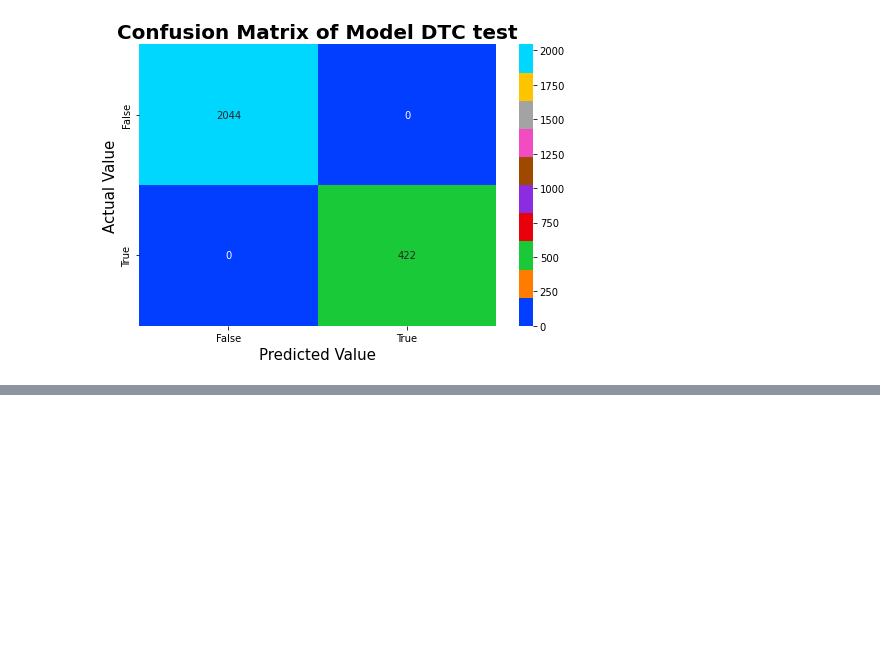
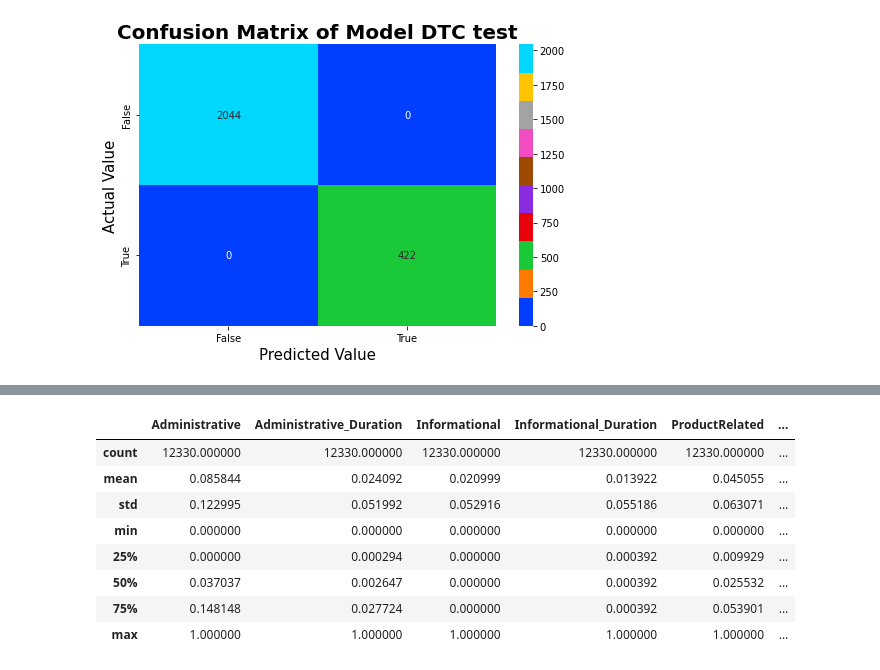
Before and after one commit to UsepSyaikalArifin/DQLab-Academy-Course-Online, a Jupyter notebook: Kelas Fundamental 2/Machine Learning With Python for Beginner/Jupyter Notebook/main.ipynb, the cells around one changed output, grey strips where cells are left out. Saved outputs shown, nothing was run; the diff lists cells and outputs as text; code cells hidden in the pictures; blank space fills up the shorter version.

```diff
--- a/Kelas Fundamental 2/Machine Learning With Python for Beginner/Jupyter Notebook/main.ipynb
+++ b/Kelas Fundamental 2/Machine Learning With Python for Beginner/Jupyter Notebook/main.ipynb
@@ -418,6 +418,7 @@ Statistik dasar : ?
 from sklearn.preprocessing import LabelEncoder
 # %%
 dataset_clean_mean_dummies = dataset_clean_mean.copy()
+svm_dataset = dataset_clean_mean.copy()
 # %%
 dataset_clean_mean_get_dummies = pd.get_dummies(dataset_clean_mean_dummies)
 
@@ -675,0 +741,12 @@ testing Acuracy : ?
+# %%
+display(svm_dataset.describe())
+# %% [output]
+|  | Administrative | Administrative_Duration | Informational | Informational_Duration | ProductRelated | ... |
+| count | 12330.000000 | 12330.000000 | 12330.000000 | 12330.000000 | 12330.000000 | ... |
+| mean | 0.085844 | 0.024092 | 0.020999 | 0.013922 | 0.045055 | ... |
+| std | 0.122995 | 0.051992 | 0.052916 | 0.055186 | 0.063071 | ... |
+| min | 0.000000 | 0.000000 | 0.000000 | 0.000000 | 0.000000 | ... |
+| 25% | 0.000000 | 0.000294 | 0.000000 | 0.000392 | 0.009929 | ... |
+| 50% | 0.037037 | 0.002647 | 0.000000 | 0.000392 | 0.025532 | ... |
+| 75% | 0.148148 | 0.027724 | 0.000000 | 0.000392 | 0.053901 | ... |
+| max | 1.000000 | 1.000000 | 1.000000 | 1.000000 | 1.000000 | ... |
```
Also changed, not shown: parts of 23 cells of this notebook.
